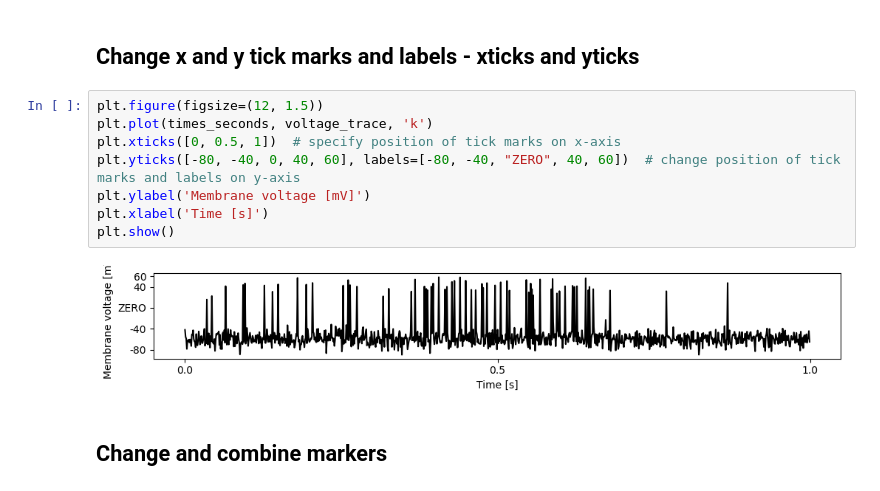
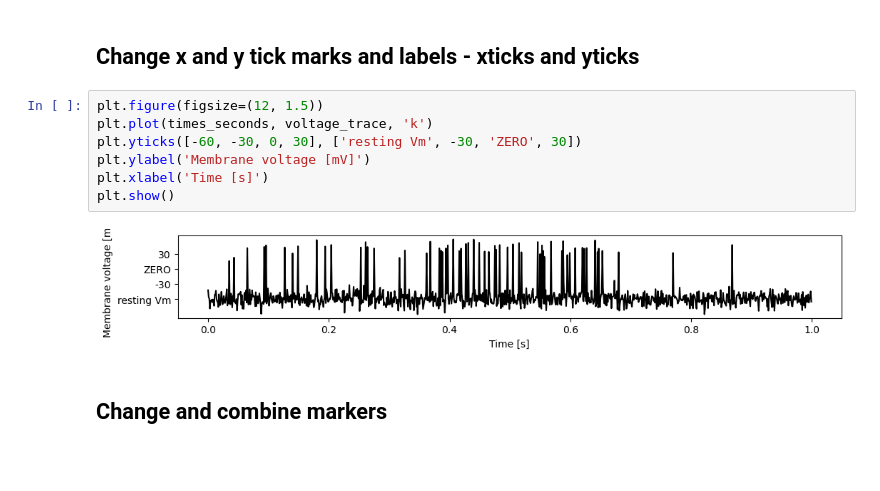
Before and after one commit to janclemenslab/neu715, a Jupyter notebook: docs/_sources/lectures/lecture 2/2.02_matplotlib.ipynb, the cells around one changed output. Drawn from its saved outputs; the diff is of its cells as text; blank space fills up the shorter version.

```diff
--- a/docs/_sources/lectures/lecture 2/2.02_matplotlib.ipynb
+++ b/docs/_sources/lectures/lecture 2/2.02_matplotlib.ipynb
@@ -91,13 +89,12 @@ plt.show()
 # %%
 plt.figure(figsize=(12, 1.5))
 plt.plot(times_seconds, voltage_trace, 'k')
-plt.xticks([0, 0.5, 1])  # specify position of tick marks on x-axis
-plt.yticks([-80, -40, 0, 40, 60], labels=[-80, -40, "ZERO", 40, 60])  # change position of tick marks and labels on y-axis
+plt.yticks([-60, -30, 0, 30], ['resting Vm', -30, 'ZERO', 30])
 plt.ylabel('Membrane voltage [mV]')
 plt.xlabel('Time [s]')
 plt.show()
 # %% [output]
-[figure, old version]
+[figure, new version]
 # %% [markdown]
 ## Change and combine markers
 # %%
```
Also changed, not shown: parts of 6 cells of this notebook, 29 other files.
